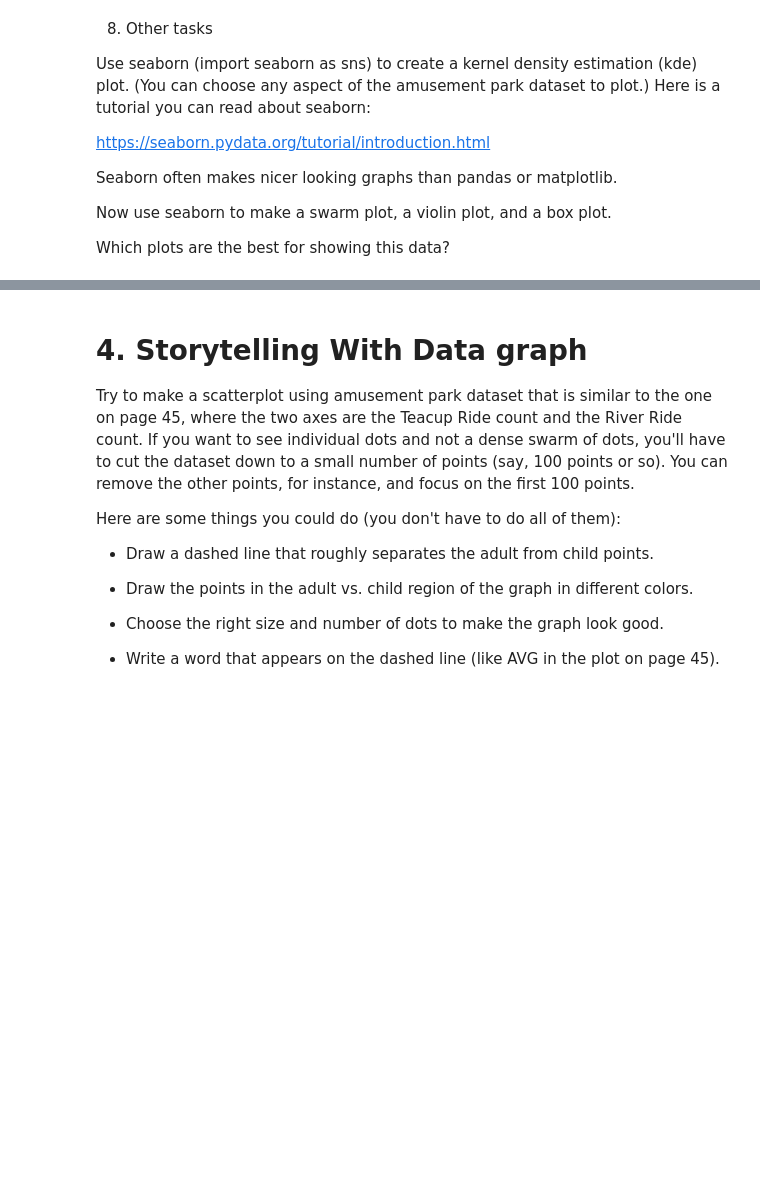
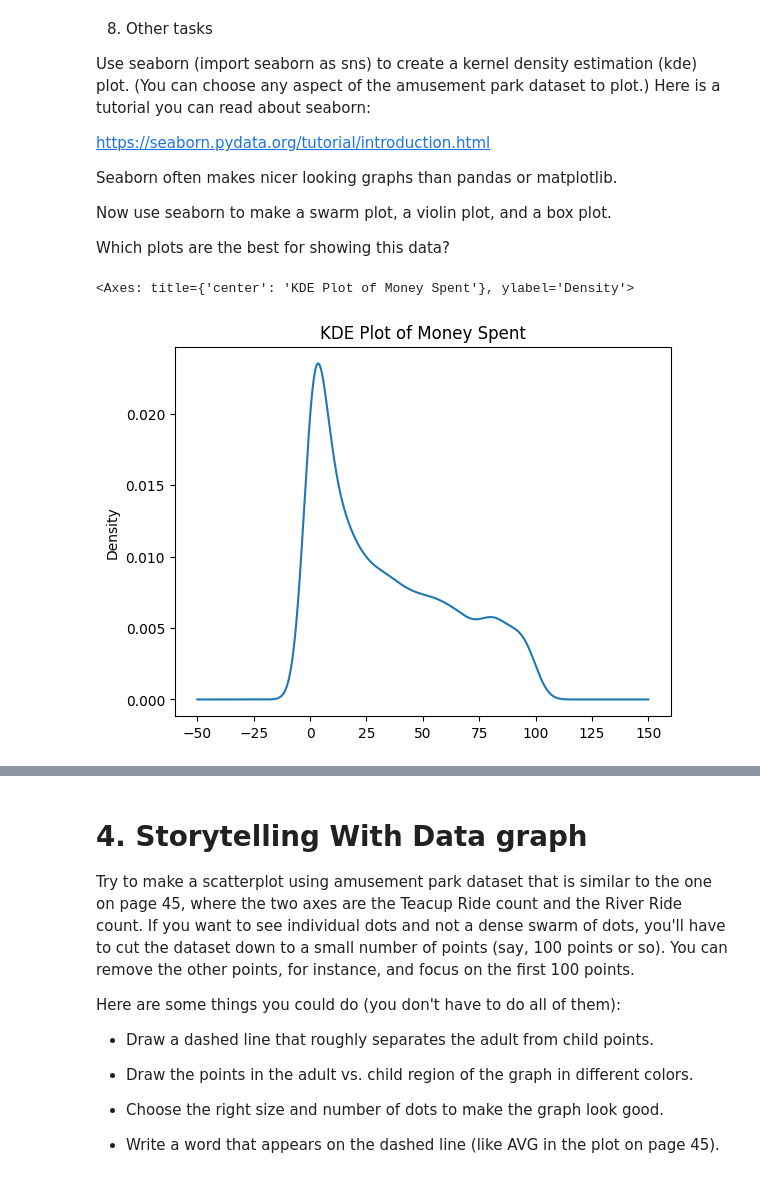
Before and after one commit to mostafa-mahmoud21/week2_Ai, a Jupyter notebook: Week3.ipynb, the cells around one changed output, grey strips where cells are left out. Saved outputs shown, nothing was run; the diff lists cells and outputs as text; code cells hidden in the pictures; blank space fills up the shorter version.

```diff
--- a/Week3.ipynb
+++ b/Week3.ipynb
@@ -234,3 +296,8 @@ Seaborn often makes nicer looking graphs than pandas or matplotlib.
 Now use seaborn to make a swarm plot, a violin plot, and a box plot.
 
 Which plots are the best for showing this data?
+# %%
+df["MoneySpent"].plot.kde(title="KDE Plot of Money Spent")
+# %% [output]
+<Axes: title={'center': 'KDE Plot of Money Spent'}, ylabel='Density'>
+[figure, added]
```
Also changed, not shown: parts of 9 cells of this notebook.
